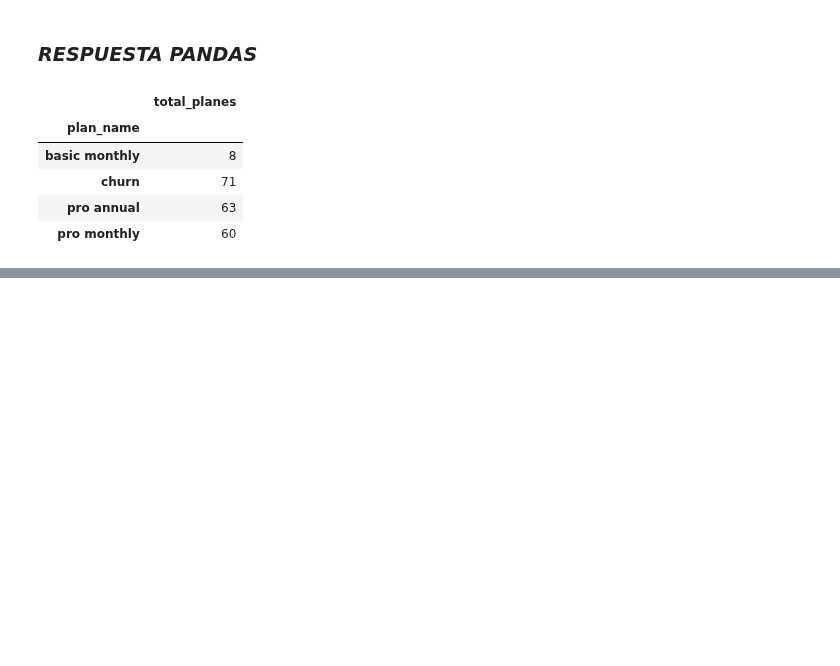
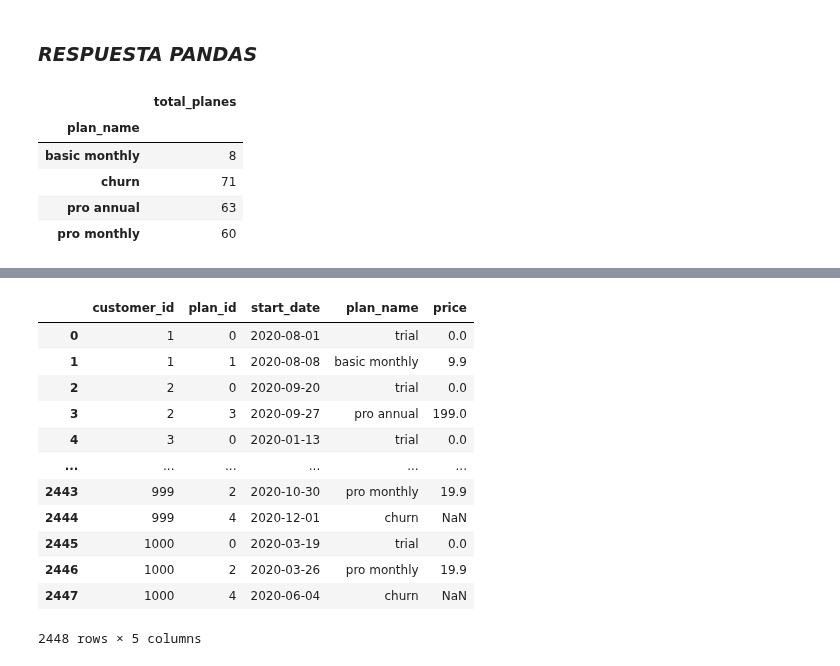
Before and after one commit to LLAES07/SQL_DESAFIO, a Jupyter notebook: Caso_3/Caso_3.ipynb, the cells around one changed output, grey strips where cells are left out. Saved outputs shown, nothing was run; the diff lists cells and outputs as text; code cells hidden in the pictures; blank space fills up the shorter version.

```diff
--- a/Caso_3/Caso_3.ipynb
+++ b/Caso_3/Caso_3.ipynb
@@ -2893,0 +3007,31 @@ df_merge.groupby(df_merge['plan_name']).size().rename('total_planes').to_frame()
+# %%
+
+### EN PROCESO
+
+query = '''
+    SELECT
+        *
+     FROM
+        subscriptions s
+    INNER JOIN
+        plans p USING(plan_id)
+    WHERE
+        start_date <= '2020-12-31'
+
+'''
+
+pd.read_sql_query(query, connection)
+# %% [output]
+|  | customer_id | plan_id | start_date | plan_name | price |
+| 0 | 1 | 0 | 2020-08-01 | trial | 0.0 |
+| 1 | 1 | 1 | 2020-08-08 | basic monthly | 9.9 |
+| 2 | 2 | 0 | 2020-09-20 | trial | 0.0 |
+| 3 | 2 | 3 | 2020-09-27 | pro annual | 199.0 |
+| 4 | 3 | 0 | 2020-01-13 | trial | 0.0 |
+| ... | ... | ... | ... | ... | ... |
+| 2443 | 999 | 2 | 2020-10-30 | pro monthly | 19.9 |
+| 2444 | 999 | 4 | 2020-12-01 | churn | NaN |
+| 2445 | 1000 | 0 | 2020-03-19 | trial | 0.0 |
+| 2446 | 1000 | 2 | 2020-03-26 | pro monthly | 19.9 |
+| 2447 | 1000 | 4 | 2020-06-04 | churn | NaN |
+2448 rows × 5 columns
```
Also changed, not shown: parts of 7 cells of this notebook.
